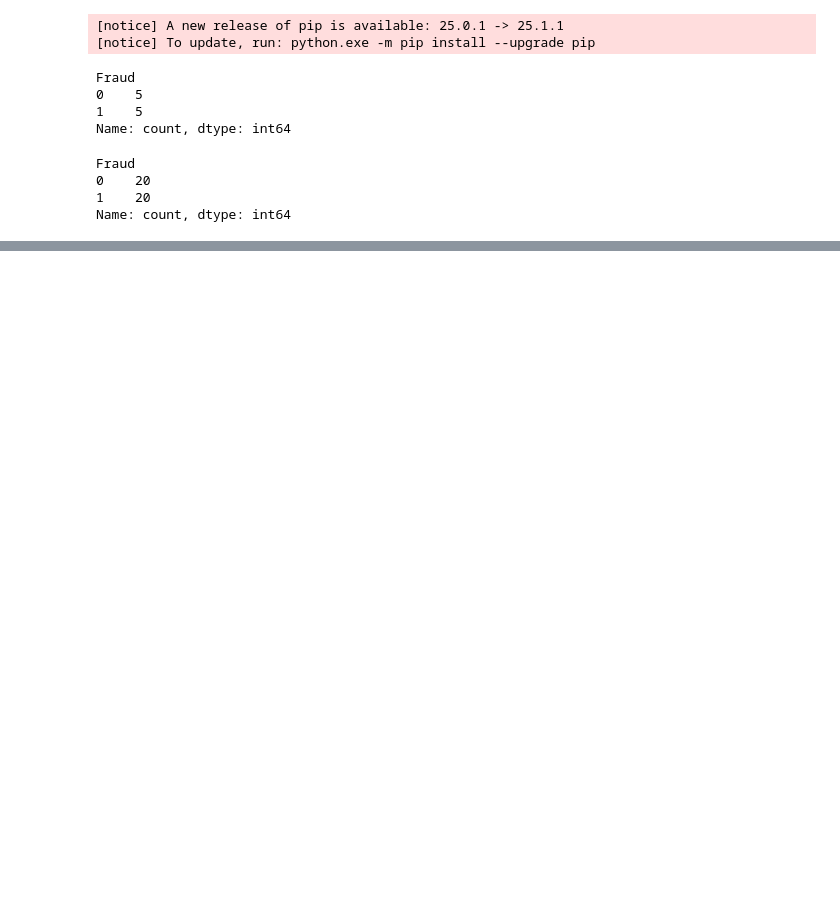
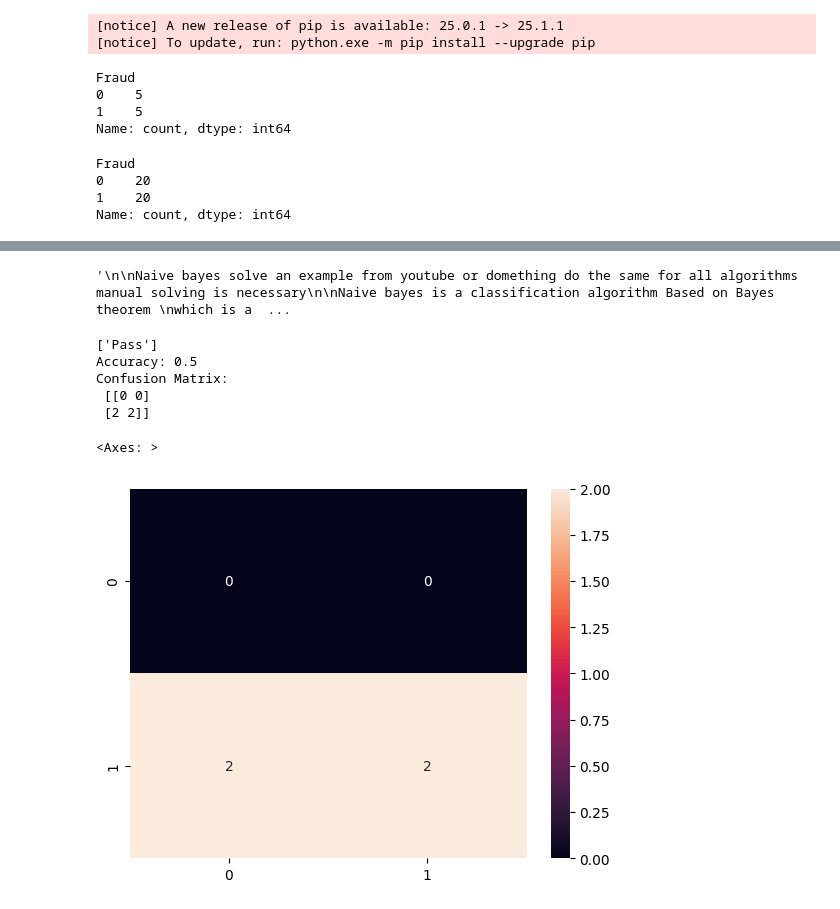
Before and after one commit to KedarDamale/Data-Science, a Jupyter notebook: Data-science/4.Supervised-Learning.ipynb, the cells around one changed output, grey strips where cells are left out. Drawn from its saved outputs; the diff is of its cells as text; code cells hidden in the pictures; blank space fills up the shorter version.

```diff
--- a/Data-science/4.Supervised-Learning.ipynb
+++ b/Data-science/4.Supervised-Learning.ipynb
@@ -1312,0 +1303,76 @@ Conditional probability
+# %%
+"""
+
+Naive bayes solve an example from youtube or domething do the same for all algorithms manual solving is necessary
+
+Naive bayes is a classification algorithm Based on Bayes theorem
+which is a probability theory that describes the probability of
+an event based on prior knowledge of conditions that might be
+related to the event
+
+Naive: It is called Naive becuase it assumes that the occurance of a certain feature is indepedndent of the occurance of other features
+
+Bayes: It is called bayes becuse it dependents on the principle of bayes thm
+
+
+Condition probabilty
+
+The conditional probability of an event A, given that B has occurred, is written as:
+
+p(A|B)=  P(A ∩ B)/P(B) where P(B)>0
+
+Probability of event A given B=Probability that both A and B occur/Probability that event B occurs
+
+
+Types of naive bayes:
+
+            Gaussian naive bayes: if data foloows gaussian (normal) distribution
+
+            Bernoulli Naive Bayes: data shoukd be binary data (boolean values 0 or 1)
+
+            multinomial: used in textual data
+
+
+
+"""
+# %% [output]
+'\n\nNaive bayes solve an example from youtube or domething do the same for all algorithms manual solving is necessary\n\nNaive bayes is a classification algorithm Based on Bayes theorem \nwhich is a  ...
+# %%
+#gaussian naive bayes
+data = {
+    'Study_Hours': [1.0, 2.0, 2.5, 3.0, 4.0, 4.5, 5.0, 6.0, 6.5, 7.0, 8.0, 9.0],
+    'Sleep_Hours': [8.0, 7.5, 7.0, 6.5, 6.0, 5.5, 6.5, 6.0, 5.5, 5.0, 4.5, 4.0],
+    'Result': ['Fail', 'Fail', 'Fail', 'Fail', 'Fail', 'Fail', 'Pass', 'Pass', 'Pass', 'Pass', 'Pass', 'Pass']
+}
+df=pd.DataFrame(data)
+
+from sklearn.naive_bayes import GaussianNB
+from sklearn.model_selection import train_test_split
+
+x = df[['Study_Hours', 'Sleep_Hours']]
+y = df['Result']
+
+trainx,testx,trainy,testy=train_test_split(x,y,random_state=43,test_size=0.3)
+
+model=GaussianNB()
+
+model.fit(trainx,trainy)
+
+print(model.predict(pd.DataFrame({'Study_Hours':[5.98],'Sleep_Hours':[5]})))
+
+pred=model.predict(testx)
+
+from sklearn.metrics import accuracy_score, confusion_matrix
+print("Accuracy:", accuracy_score(testy, pred))
+print("Confusion Matrix:\n", confusion_matrix(testy, pred))
+
+
+sns.heatmap(confusion_matrix(testy, pred),annot=True)
+# %% [output]
+['Pass']
+Accuracy: 0.5
+Confusion Matrix:
+ [[0 0]
+ [2 2]]
+<Axes: >
+[figure, added]
```
Also changed, not shown: parts of 4 cells of this notebook.
